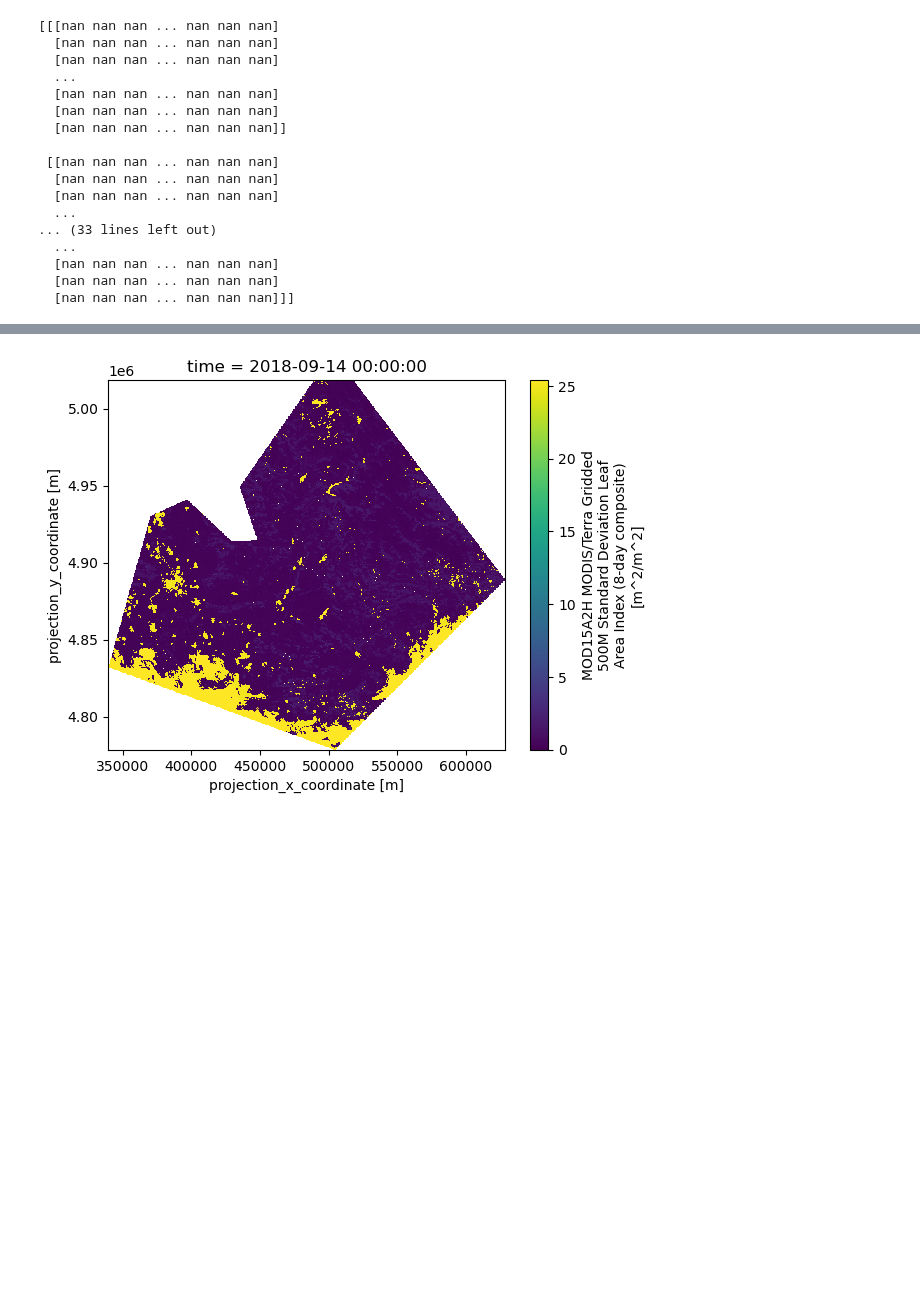
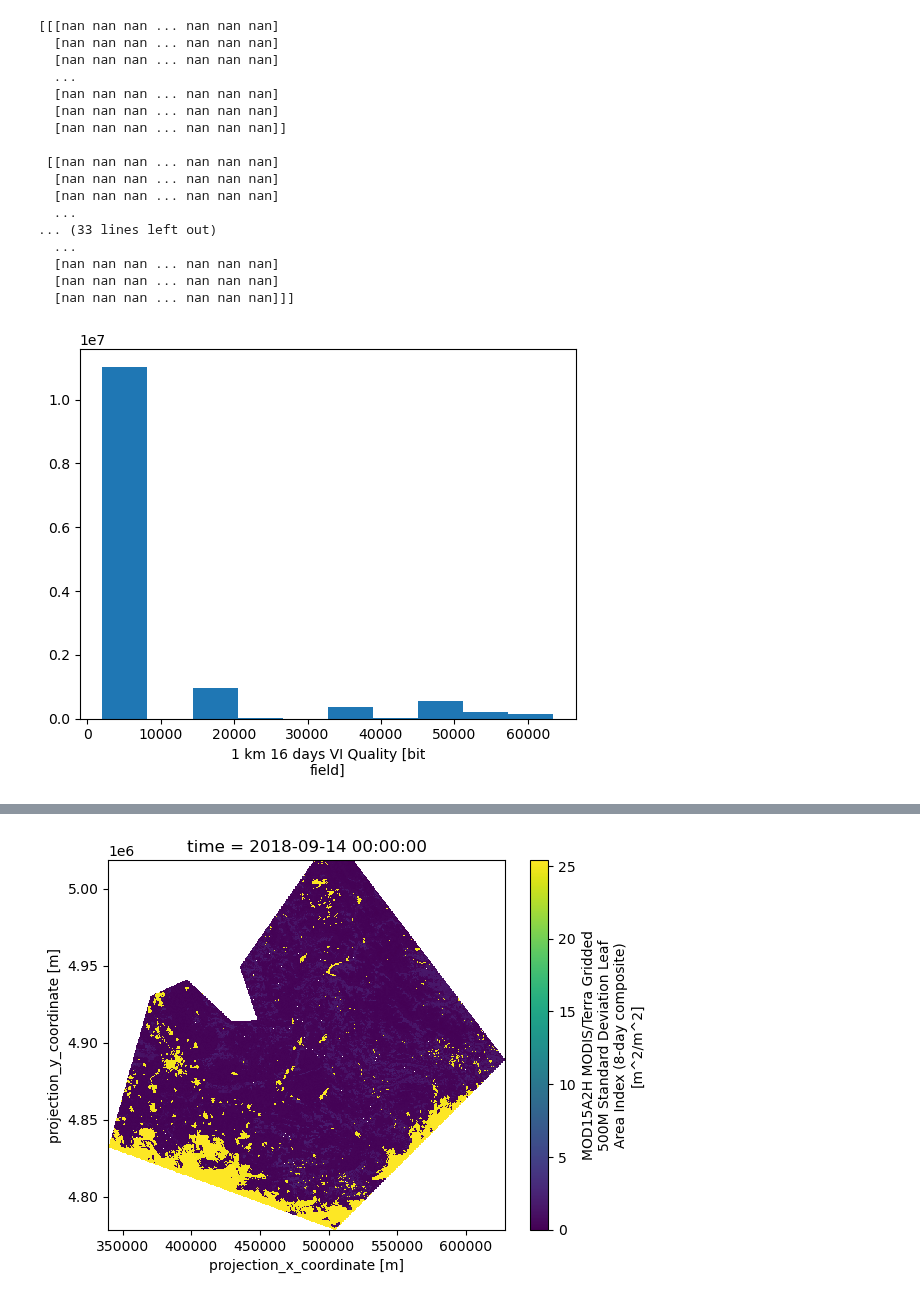
Before and after one commit to Sliders122/wildfire, a Jupyter notebook: src/Inspect_raw_data.ipynb, the cells around one changed output, grey strips where cells are left out. Cells and saved outputs as stored; diff of their text form; code cells hidden in the pictures; blank space fills up the shorter version.

```diff
--- a/src/Inspect_raw_data.ipynb
+++ b/src/Inspect_raw_data.ipynb
@@ -142,5 +122,11 @@ print(ds['Lai_500m'].values)
   [nan nan nan ... nan nan nan]
   [nan nan nan ... nan nan nan]
   [nan nan nan ... nan nan nan]]]
+# %%
+# plot the data
+ds['_1_km_16_days_VI_Quality'].plot()
+plt.show()
+# %% [output]
+[figure, added]
 # %%
 # plot the data
```
Also changed, not shown: parts of 11 cells of this notebook.
